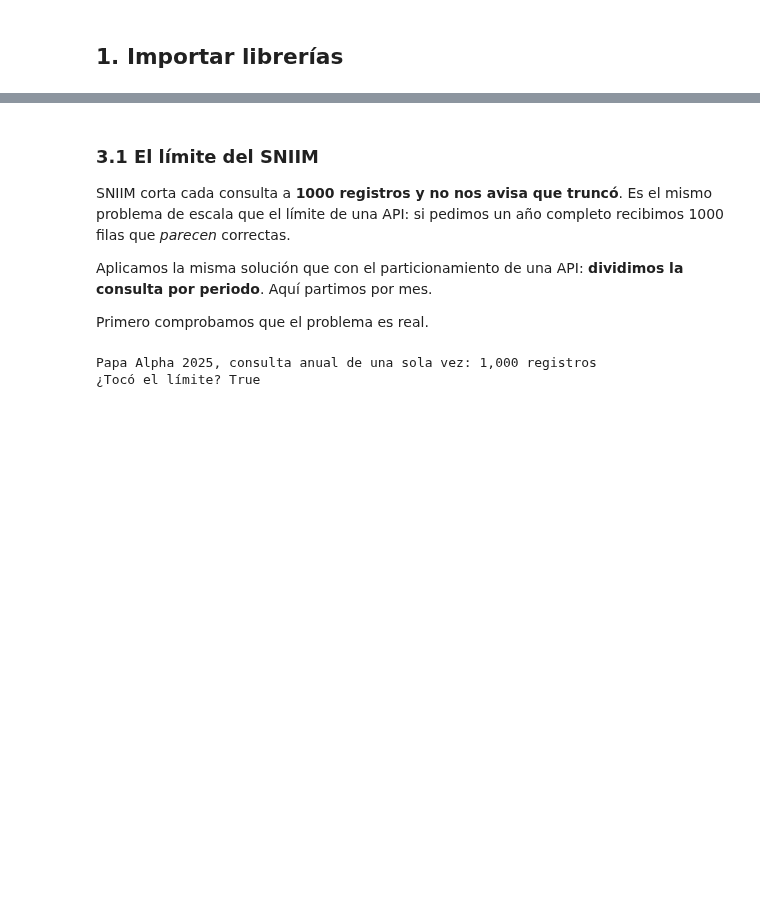
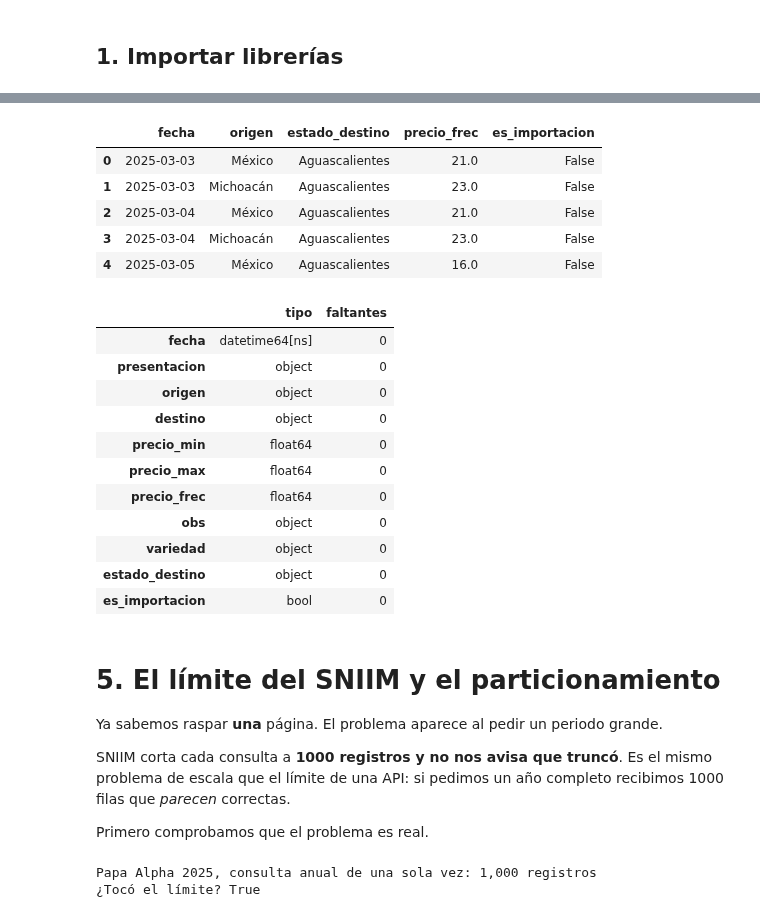
Before and after one commit to 0267601/datos-masivos-mccain-papa, a Jupyter notebook: notebooks/entregable_1.ipynb, the cells around one changed output, grey strips where cells are left out. Drawn from its saved outputs; the diff is of its cells as text; code cells hidden in the pictures; blank space fills up the shorter version.

```diff
--- a/notebooks/entregable_1.ipynb
+++ b/notebooks/entregable_1.ipynb
@@ -136,0 +350,16 @@ Obtenemos las dos por código y ninguna nos pide credenciales.
+# %%
+resultados = []
+
+for fila in tabla.select("tr"):
+    celdas = fila.select("td.Datos2")
+
+    # Saltamos encabezados y filas incompletas.
+    if len(celdas) != len(CAMPOS):
+        continue
+
+    registro = {campo: texto_seguro(celda) for campo, celda in zip(CAMPOS, celdas)}
+    registro["variedad"] = "Alpha"
+    resultados.append(registro)
+
+print("Registros:", len(resultados))
+resultados[:2]
@@ -136,0 +388,5 @@ Obtenemos las dos por código y ninguna nos pide credenciales.
+# %%
+df_marzo = pd.DataFrame(resultados)
+
+print(df_marzo.shape)
+df_marzo.info()
@@ -137,12 +416,54 @@ Obtenemos las dos por código y ninguna nos pide credenciales.
+# %%
+def limpiar(df):
+    """Asignamos tipos y derivamos las dos columnas que usamos después."""
+    df = df.copy()
+
+    df["fecha"] = pd.to_datetime(df["fecha"], format="%d/%m/%Y", errors="coerce")
+
+    for columna in ["precio_min", "precio_max", "precio_frec"]:
+        df[columna] = pd.to_numeric(df[columna], errors="coerce")
+
+    # El destino viene como "Estado: Nombre del mercado". Separamos el estado.
+    df["estado_destino"] = df["destino"].str.split(":").str[0].str.strip()
+
+    # Marcamos la papa importada: es la distinción central de nuestro análisis.
+    df["es_importacion"] = df["origen"].eq("Importación")
+
+    return df.dropna(subset=["fecha"]).reset_index(drop=True)
+
+
+df_marzo = limpiar(df_marzo)
+
+display(df_marzo[["fecha", "origen", "estado_destino", "precio_frec", "es_importacion"]].head())
+display(pd.DataFrame({"tipo": df_marzo.dtypes.astype(str),
+                      "faltantes": df_marzo.isna().sum()}))
+# %% [output]
+|  | fecha | origen | estado_destino | precio_frec | es_importacion |
+| 0 | 2025-03-03 | México | Aguascalientes | 21.0 | False |
+| 1 | 2025-03-03 | Michoacán | Aguascalientes | 23.0 | False |
+| 2 | 2025-03-04 | México | Aguascalientes | 21.0 | False |
+| 3 | 2025-03-04 | Michoacán | Aguascalientes | 23.0 | False |
+| 4 | 2025-03-05 | México | Aguascalientes | 16.0 | False |
+|  | tipo | faltantes |
+| fecha | datetime64[ns] | 0 |
+| presentacion | object | 0 |
+| origen | object | 0 |
+| destino | object | 0 |
+| precio_min | float64 | 0 |
+| precio_max | float64 | 0 |
+| precio_frec | float64 | 0 |
+| obs | object | 0 |
+| variedad | object | 0 |
+| estado_destino | object | 0 |
+| es_importacion | bool | 0 |
 # %% [markdown]
-### 3.1 El límite del SNIIM
+# 5. El límite del SNIIM y el particionamiento
+
+Ya sabemos raspar **una** página. El problema aparece al pedir un periodo grande.
 
 SNIIM corta cada consulta a **1000 registros y no nos avisa que truncó**. Es el mismo
 problema de escala que el límite de una API: si pedimos un año completo recibimos 1000
 filas que *parecen* correctas.
 
-Aplicamos la misma solución que con el particionamiento de una API: **dividimos la
-consulta por periodo**. Aquí partimos por mes.
-
 Primero comprobamos que el problema es real.
 # %%
```
Also changed, not shown: parts of 54 cells of this notebook, 3 other files.
